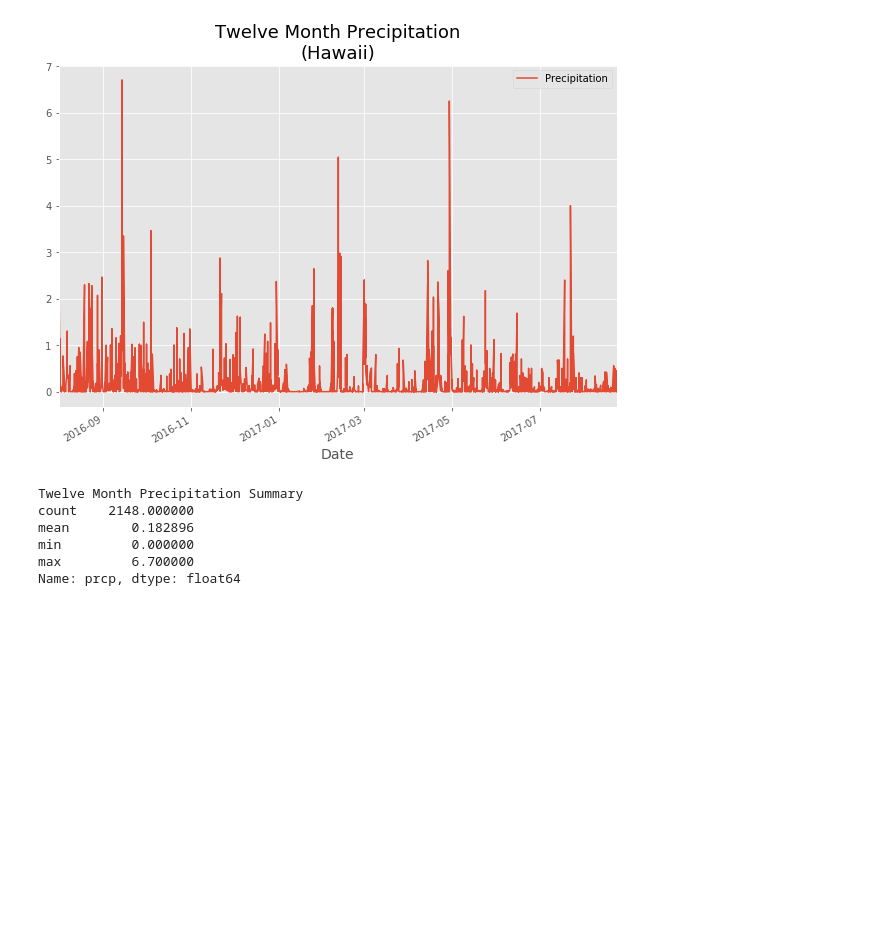
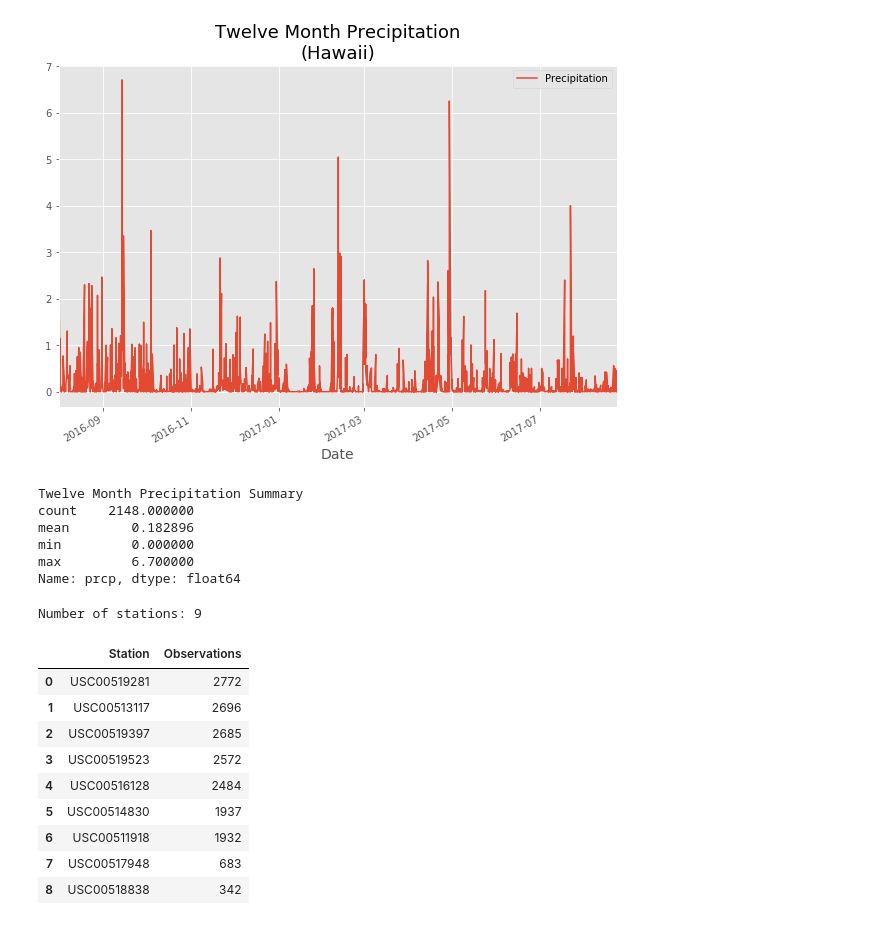
Before and after one commit to txstu09/surfs-up, a Jupyter notebook: climate_analysis.ipynb, the cells around one changed output. Saved outputs shown, nothing was run; the diff lists cells and outputs as text; code cells hidden in the pictures; blank space fills up the shorter version.

Commit message:
add station counts

```diff
--- a/climate_analysis.ipynb
+++ b/climate_analysis.ipynb
@@ -88,3 +88,26 @@ mean        0.182896
 min         0.000000
 max         6.700000
 Name: prcp, dtype: float64
+# %%
+station_count = session.query(Station.station).count()
+print(f'Number of stations: {station_count}')
+# %% [output]
+Number of stations: 9
+# %%
+station_activity = session.query(
+    Measurement.station, func.count(Measurement.station)).group_by(Measurement.station).order_by(
+    func.count(Measurement.station).desc())
+
+df_observations = pd.DataFrame(station_activity[:], columns=['Station','Observations'])
+df_observations
+# %% [output]
+|  | Station | Observations |
+| 0 | USC00519281 | 2772 |
+| 1 | USC00513117 | 2696 |
+| 2 | USC00519397 | 2685 |
+| 3 | USC00519523 | 2572 |
+| 4 | USC00516128 | 2484 |
+| 5 | USC00514830 | 1937 |
+| 6 | USC00511918 | 1932 |
+| 7 | USC00517948 | 683 |
+| 8 | USC00518838 | 342 |
```
Also changed, not shown: parts of 1 cell of this notebook.
